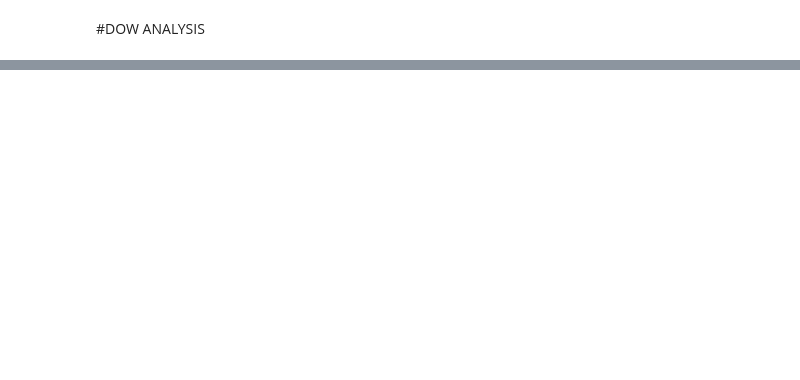
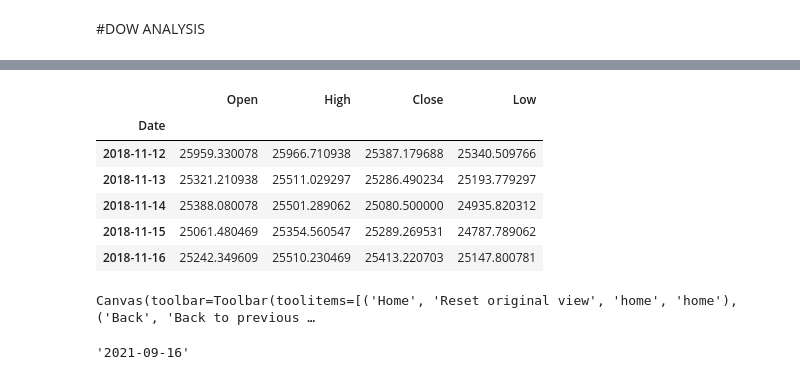
Before and after one commit to merutzu/SMBOMT, a Jupyter notebook: Market_analysis.ipynb, the cells around one changed output, grey strips where cells are left out. Saved outputs shown, nothing was run; the diff lists cells and outputs as text; code cells hidden in the pictures; blank space fills up the shorter version.

```diff
--- a/Market_analysis.ipynb
+++ b/Market_analysis.ipynb
@@ -225,8 +244,16 @@ enter_short = short_cond1 and short_cond2
 import mplfinance as mpf
 %matplotlib widget
 # %%
-ohcl = df_stock[['Open', 'High', 'Close', 'Low']]
-ohcl.head()
+ohcl_dow = df_stock_dow[['Open', 'High', 'Close', 'Low']]
+ohcl_dow.head()
+# %% [output]
+|  | Open | High | Close | Low |
+| Date |  |  |  |  |
+| 2018-11-12 | 25959.330078 | 25966.710938 | 25387.179688 | 25340.509766 |
+| 2018-11-13 | 25321.210938 | 25511.029297 | 25286.490234 | 25193.779297 |
+| 2018-11-14 | 25388.080078 | 25501.289062 | 25080.500000 | 24935.820312 |
+| 2018-11-15 | 25061.480469 | 25354.560547 | 25289.269531 | 24787.789062 |
+| 2018-11-16 | 25242.349609 | 25510.230469 | 25413.220703 | 25147.800781 |
 # %%
 # add colors for the 'value bar'
 colors = []
@@ -242,27 +269,36 @@ for ind, val in enumerate(df_stock['value']):
   colors.append(color)
 # %%
 # add 2 subplots: 1. bars, 2. crosses
-apds = [mpf.make_addplot(df_stock['value'], panel=1, type='bar', color=colors, alpha=0.8, secondary_y=False),
-        mpf.make_addplot([0] * len(df_stock), panel=1, type='scatter', marker='o', markersize=50, color=['gray' if s else 'red' for s in df_stock['squeeze_off']], secondary_y=False),
-        mpf.make_addplot(df_stock[['upper_BB']], color = 'red'),
-        mpf.make_addplot(df_stock[['lower_BB']], color = 'red'),
-        mpf.make_addplot(df_stock[['upper_KC']], color = 'blue'),
-        mpf.make_addplot(df_stock[['lower_KC']], color = 'blue'),
-        mpf.make_addplot(df_stock['Moving average'], color = 'black'),
-        mpf.make_addplot(df_stock[['adx']], panel=2, color = 'purple', secondary_y=False),
-        mpf.make_addplot(df_stock[['plus_di']], panel=2, color = 'green', secondary_y=False),
-        mpf.make_addplot(df_stock[['minus_di']], panel=2, color = 'orange', secondary_y=False),
-        mpf.make_addplot(df_stock['m_avg_08'], panel=3, color='red', secondary_y=False),
-        mpf.make_addplot(df_stock['m_avg_21'], panel=3, color='orange', secondary_y=False),
-        mpf.make_addplot(df_stock['m_avg_34'], panel=3, color='yellow', secondary_y=False),
-        mpf.make_addplot(df_stock['m_avg_55'], panel=3, color='green', secondary_y=False),
-        mpf.make_addplot(df_stock['m_avg_89'], panel=3, color='blue', secondary_y=False)]
+apds = [mpf.make_addplot(df_stock_dow['value'], panel=1, type='bar', color=colors, alpha=0.8, secondary_y=False),
+        mpf.make_addplot([0] * len(df_stock_dow), panel=1, type='scatter', marker='o', markersize=50, color=['gray' if s else 'red' for s in df_stock_dow['squeeze_off']], secondary_y=False),
+        mpf.make_addplot(df_stock_dow[['upper_BB']], color = 'red'),
+        mpf.make_addplot(df_stock_dow[['lower_BB']], color = 'red'),
+        mpf.make_addplot(df_stock_dow[['upper_KC']], color = 'blue'),
+        mpf.make_addplot(df_stock_dow[['lower_KC']], color = 'blue'),
+        mpf.make_addplot(df_stock_dow['Moving average'], color = 'black'),
+        mpf.make_addplot(df_stock_dow[['adx']], panel=2, color = 'purple', secondary_y=False),
+        mpf.make_addplot(df_stock_dow[['plus_di']], panel=2, color = 'green', secondary_y=False),
+        mpf.make_addplot(df_stock_dow[['minus_di']], panel=2, color = 'orange', secondary_y=False),
+        mpf.make_addplot(df_stock_dow['m_avg_08'], panel=3, color='red', secondary_y=False),
+        mpf.make_addplot(df_stock_dow['m_avg_21'], panel=3, color='orange', secondary_y=False),
+        mpf.make_addplot(df_stock_dow['m_avg_34'], panel=3, color='yellow', secondary_y=False),
+        mpf.make_addplot(df_stock_dow['m_avg_55'], panel=3, color='green', secondary_y=False),
+        mpf.make_addplot(df_stock_dow['m_avg_89'], panel=3, color='blue', secondary_y=False)]
 
 # plot ohcl with subplots
-fig, axes = mpf.plot(ohcl,
+fig, axes = mpf.plot(ohcl_dow,
               volume_panel = 2,
               figratio=(2,1),
               figscale=1,
               type='candle',
               addplot=apds,
               returnfig=True)
+# %% [output]
+Canvas(toolbar=Toolbar(toolitems=[('Home', 'Reset original view', 'home', 'home'), ('Back', 'Back to previous …
+# %%
+import datetime
+today_date = datetime.date.today()
+today_date = str(today_date)
+today_date
+# %% [output]
+'2021-09-16'
```
Also changed, not shown: parts of 24 cells of this notebook.
